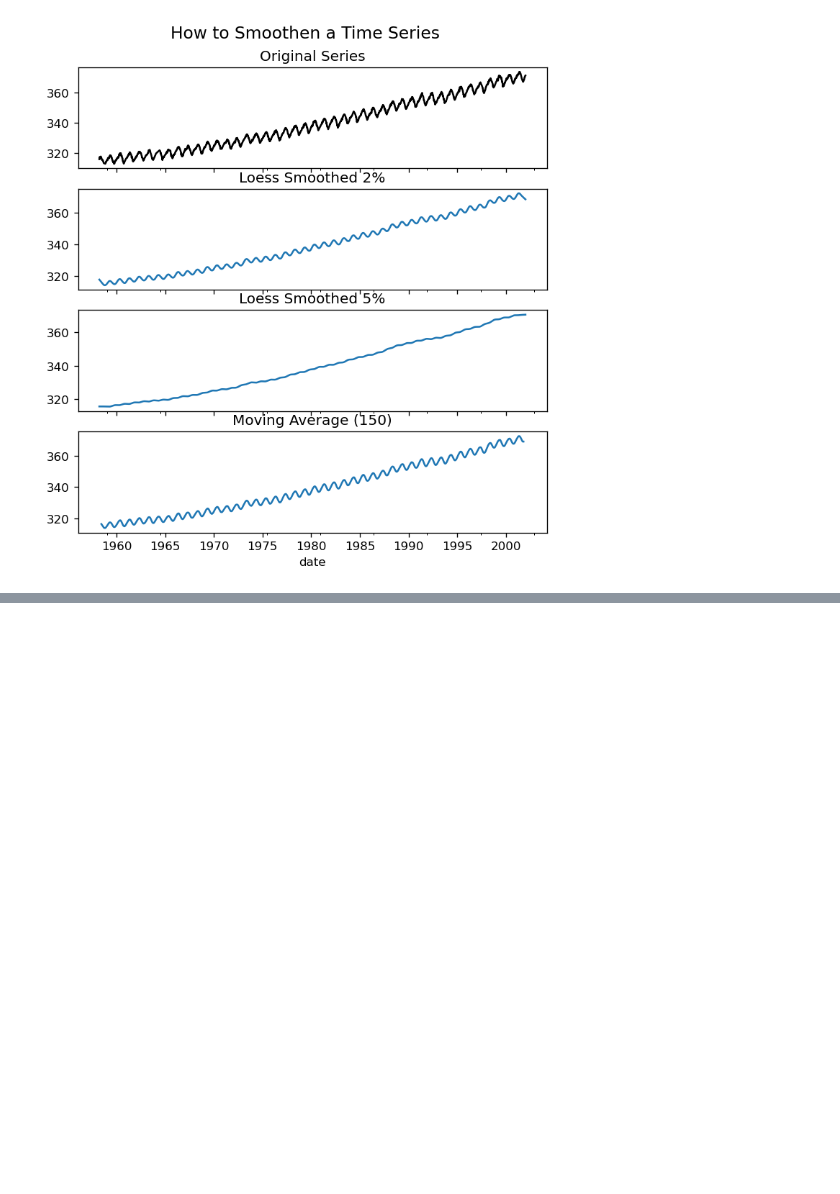
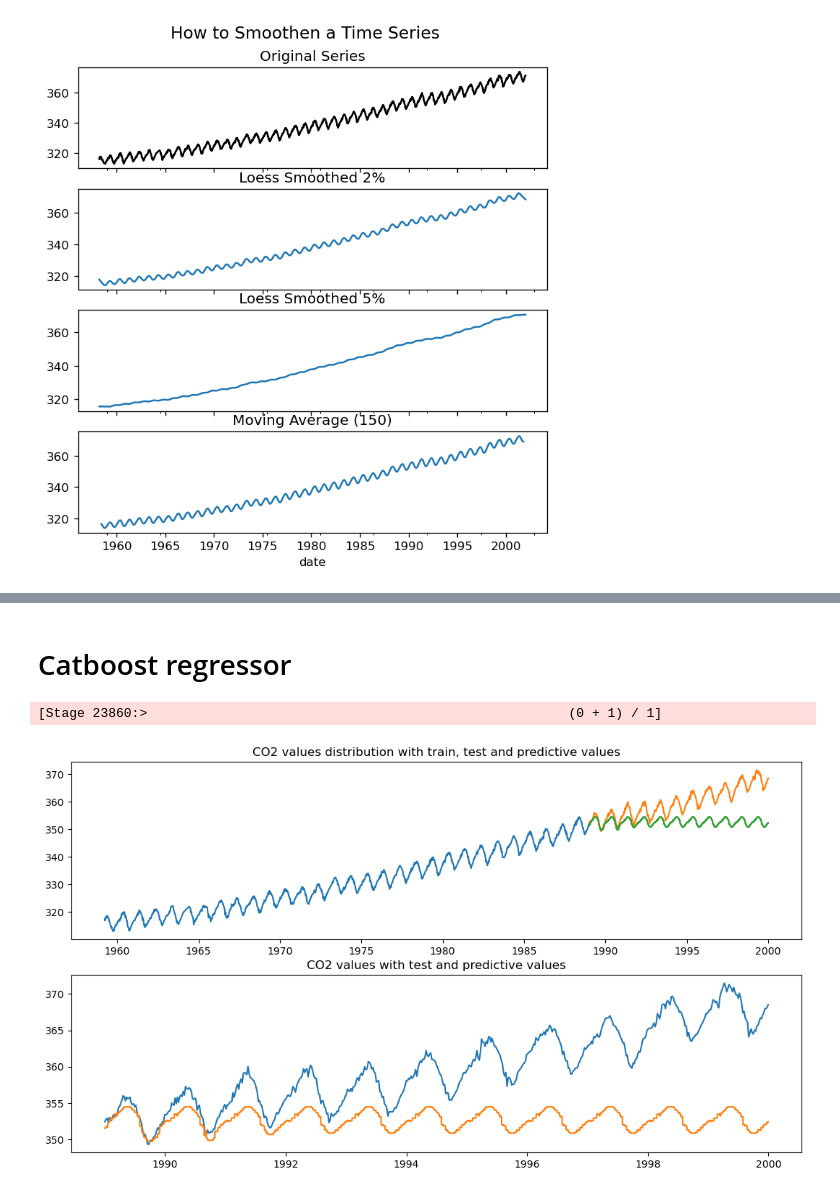
Before and after one commit to konsin1988/CO2_time_series_analysis_and_forecasting_pyspark, a Jupyter notebook: co2_model.ipynb, the cells around one changed output, grey strips where cells are left out. Drawn from its saved outputs; the diff is of its cells as text; code cells hidden in the pictures; blank space fills up the shorter version.

```diff
--- a/co2_model.ipynb
+++ b/co2_model.ipynb
@@ -547,0 +864,2 @@ plt.show()
+# %% [markdown]
+# Catboost regressor
@@ -547,0 +904,33 @@ plt.show()
+# %%
+cb_regressor = CatBoostRegressor(featuresCol="features",
+                                 labelCol="label",
+                                 predictionCol='prediction',
+                                 iterations=200,
+                                 learningRate=0.5,
+                                 depth=2,
+                                 lossFunction='RMSE',
+                                 evalMetric='MAE'
+                                )
+# %%
+cb_model = cb_regressor.fit(df_train)
+# %%
+prediction = cb_model.transform(df_test)
+# %% [output]
+[Stage 23860:>                                                      (0 + 1) / 1]
+# %%
+train_pd = df_train.select(col("date"), col("label")).toPandas().set_index('date')
+test_pd = df_test.select(col("date"), col("label")).toPandas().set_index('date')
+pred_pd = prediction.select(col("date"), col("prediction")).toPandas().set_index('date')
+# %%
+fig, (ax1, ax2) = plt.subplots(2, 1, figsize=(13, 7))
+ax1.plot(train_pd)
+ax1.plot(test_pd)
+ax1.plot(pred_pd)
+ax2.plot(test_pd)
+ax2.plot(pred_pd)
+
+ax1.set_title("CO2 values distribution with train, test and predictive values")
+ax2.set_title("CO2 values with test and predictive values")
+plt.show();
+# %% [output]
+[figure, added]
```
Also changed, not shown: parts of 34 cells of this notebook.
